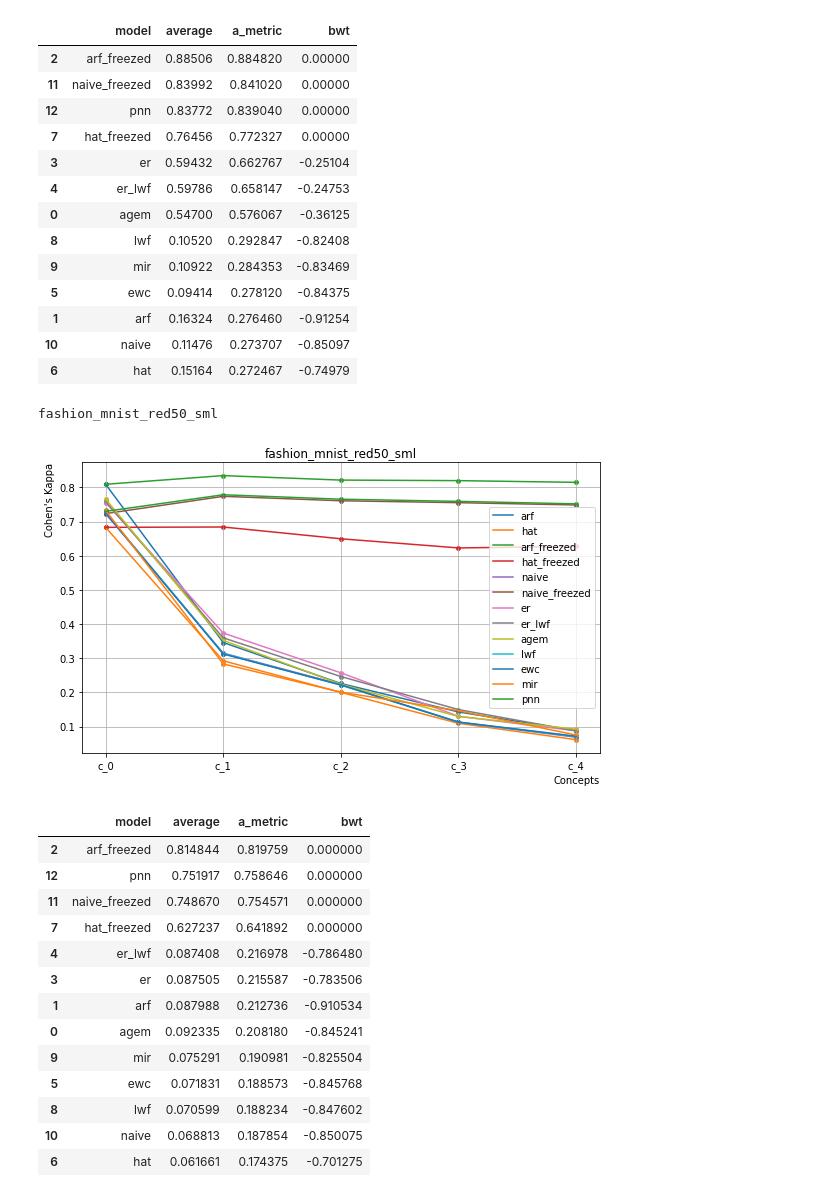
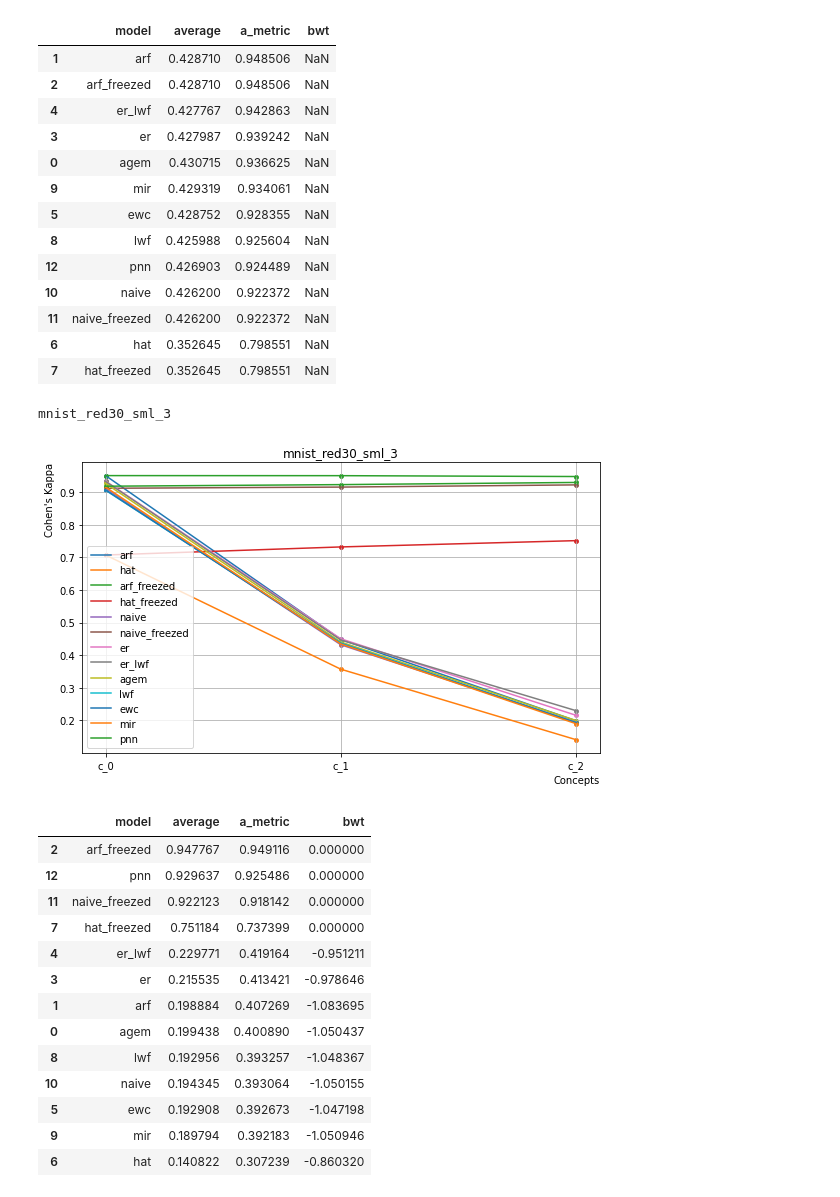
Before and after one commit to federicogiannini13/scl-practical-guide, a Jupyter notebook: lab/plot_cl.ipynb, the cells around one changed output. Saved outputs shown, nothing was run; the diff lists cells and outputs as text; code cells hidden in the pictures.

```diff
--- a/lab/plot_cl.ipynb
+++ b/lab/plot_cl.ipynb
@@ -1,9 +1,13 @@
 # %%
 datasets = [
-    "mnist_red30_incremental",
-    "mnist_red30_sml",
-    "fashion_mnist_red50_incremental",
-    "fashion_mnist_red50_sml"
+    #"mnist_red30_incremental",
+    #"mnist_red30_sml",
+    #"fashion_mnist_red50_incremental",
+    #"fashion_mnist_red50_sml",
+    "fashion_mnist_red50_sml_2",
+    "fashion_mnist_red50_sml_3",
+    "mnist_red30_sml_2",
+    "mnist_red30_sml_3",
 ]
 root = "/Users/federicogiannini/Library/CloudStorage/OneDrive-PolitecnicodiMilano/SML_CL"
 nconfs = 10
@@ -40,7 +44,7 @@ for dataset, nconf in zip(datasets, nconfs):
     print(dataset)
     cl_tables = []
     for conf in range(1, nconf+1):
-        with open(os.path.join(root, "performance", f"{dataset}_{conf}conf", "cl_table_sml_.pkl"), "rb") as f:
+        with open(os.path.join(root, "performance", f"{dataset}_{conf}conf", "cl_table_sml.pkl"), "rb") as f:
             table = pickle.load(f)
         with open(os.path.join(root, "performance", f"{dataset}_{conf}conf", "cl_table_cl.pkl"), "rb") as f:
             table.update(pickle.load(f))
@@ -146,30 +150,30 @@ fashion_mnist_red50_incremental
 |  | model | average | a_metric | bwt |
-| 2 | arf_freezed | 0.88506 | 0.884820 | 0.00000 |
-| 11 | naive_freezed | 0.83992 | 0.841020 | 0.00000 |
-| 12 | pnn | 0.83772 | 0.839040 | 0.00000 |
-| 7 | hat_freezed | 0.76456 | 0.772327 | 0.00000 |
-| 3 | er | 0.59432 | 0.662767 | -0.25104 |
-| 4 | er_lwf | 0.59786 | 0.658147 | -0.24753 |
-| 0 | agem | 0.54700 | 0.576067 | -0.36125 |
-| 8 | lwf | 0.10520 | 0.292847 | -0.82408 |
-| 9 | mir | 0.10922 | 0.284353 | -0.83469 |
-| 5 | ewc | 0.09414 | 0.278120 | -0.84375 |
-| 1 | arf | 0.16324 | 0.276460 | -0.91254 |
-| 10 | naive | 0.11476 | 0.273707 | -0.85097 |
-| 6 | hat | 0.15164 | 0.272467 | -0.74979 |
+| 1 | arf | 0.428710 | 0.948506 | NaN |
+| 2 | arf_freezed | 0.428710 | 0.948506 | NaN |
+| 4 | er_lwf | 0.427767 | 0.942863 | NaN |
+| 3 | er | 0.427987 | 0.939242 | NaN |
+| 0 | agem | 0.430715 | 0.936625 | NaN |
+| 9 | mir | 0.429319 | 0.934061 | NaN |
+| 5 | ewc | 0.428752 | 0.928355 | NaN |
+| 8 | lwf | 0.425988 | 0.925604 | NaN |
+| 12 | pnn | 0.426903 | 0.924489 | NaN |
+| 10 | naive | 0.426200 | 0.922372 | NaN |
+| 11 | naive_freezed | 0.426200 | 0.922372 | NaN |
+| 6 | hat | 0.352645 | 0.798551 | NaN |
+| 7 | hat_freezed | 0.352645 | 0.798551 | NaN |
-fashion_mnist_red50_sml
+mnist_red30_sml_3
-[figure, old version]
+[figure, new version]
 |  | model | average | a_metric | bwt |
-| 2 | arf_freezed | 0.814844 | 0.819759 | 0.000000 |
-| 12 | pnn | 0.751917 | 0.758646 | 0.000000 |
-| 11 | naive_freezed | 0.748670 | 0.754571 | 0.000000 |
-| 7 | hat_freezed | 0.627237 | 0.641892 | 0.000000 |
-| 4 | er_lwf | 0.087408 | 0.216978 | -0.786480 |
-| 3 | er | 0.087505 | 0.215587 | -0.783506 |
-| 1 | arf | 0.087988 | 0.212736 | -0.910534 |
-| 0 | agem | 0.092335 | 0.208180 | -0.845241 |
-| 9 | mir | 0.075291 | 0.190981 | -0.825504 |
-| 5 | ewc | 0.071831 | 0.188573 | -0.845768 |
-| 8 | lwf | 0.070599 | 0.188234 | -0.847602 |
-| 10 | naive | 0.068813 | 0.187854 | -0.850075 |
-| 6 | hat | 0.061661 | 0.174375 | -0.701275 |
+| 2 | arf_freezed | 0.947767 | 0.949116 | 0.000000 |
+| 12 | pnn | 0.929637 | 0.925486 | 0.000000 |
+| 11 | naive_freezed | 0.922123 | 0.918142 | 0.000000 |
+| 7 | hat_freezed | 0.751184 | 0.737399 | 0.000000 |
+| 4 | er_lwf | 0.229771 | 0.419164 | -0.951211 |
+| 3 | er | 0.215535 | 0.413421 | -0.978646 |
+| 1 | arf | 0.198884 | 0.407269 | -1.083695 |
+| 0 | agem | 0.199438 | 0.400890 | -1.050437 |
+| 8 | lwf | 0.192956 | 0.393257 | -1.048367 |
+| 10 | naive | 0.194345 | 0.393064 | -1.050155 |
+| 5 | ewc | 0.192908 | 0.392673 | -1.047198 |
+| 9 | mir | 0.189794 | 0.392183 | -1.050946 |
+| 6 | hat | 0.140822 | 0.307239 | -0.860320 |
```
Also changed, not shown: parts of 1 cell of this notebook, 5 other files.
